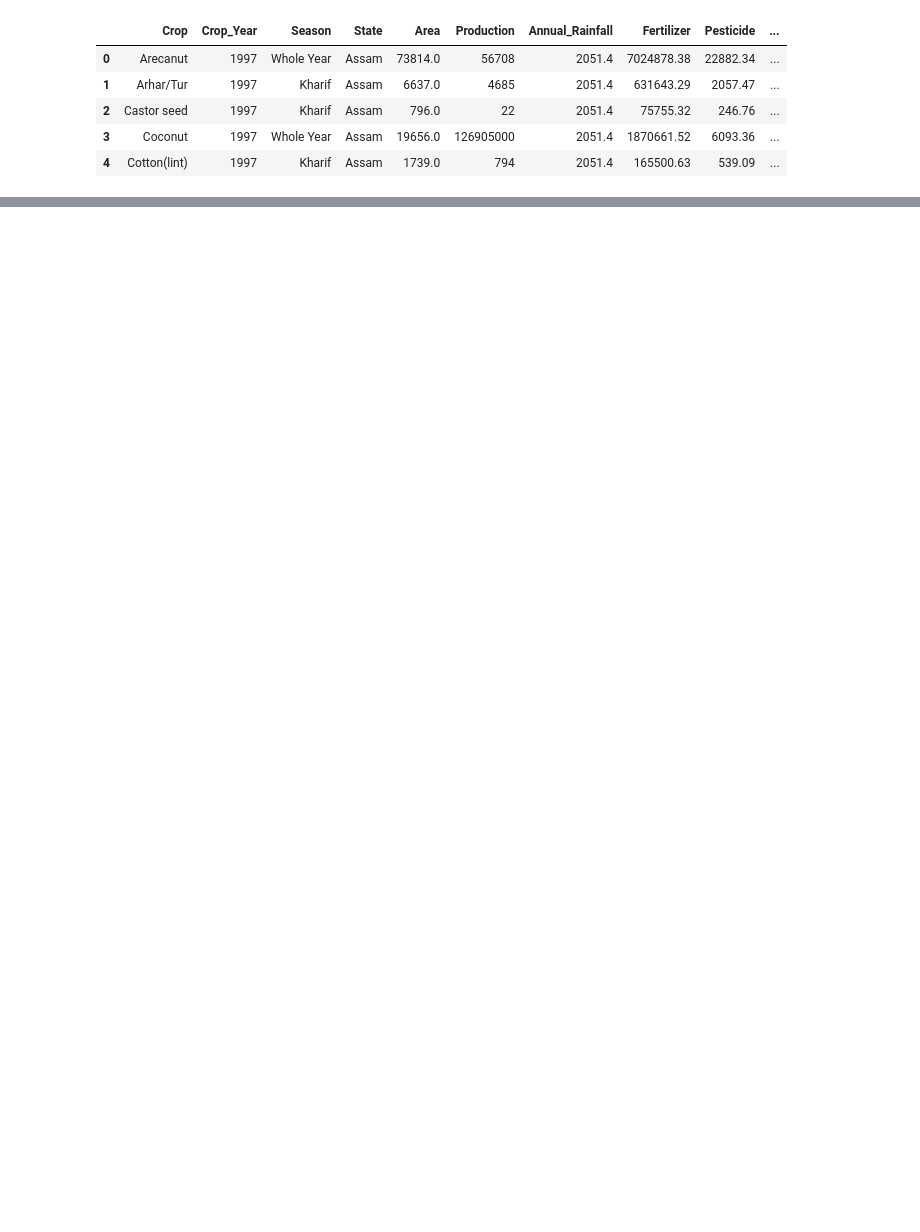
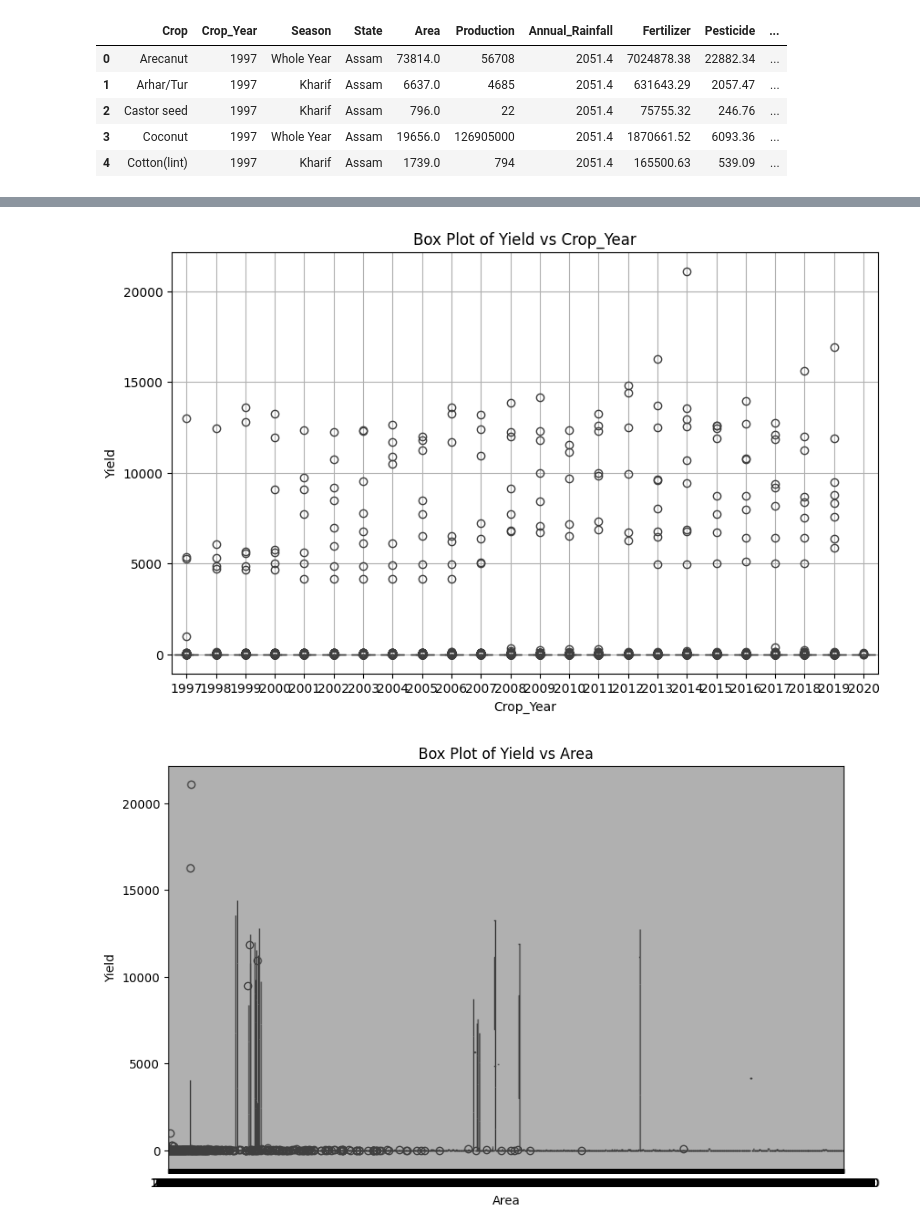
Before and after one commit to smritidoneria/crop_yield_analysis, a Jupyter notebook: crop_yield.ipynb, the cells around one changed output, grey strips where cells are left out. Saved outputs shown, nothing was run; the diff lists cells and outputs as text; code cells hidden in the pictures; blank space fills up the shorter version.

```diff
--- a/crop_yield.ipynb
+++ b/crop_yield.ipynb
@@ -13,0 +83,13 @@ data.head
+# %%
+# box plot
+for feature in numerical_feature:
+    plt.figure(figsize=(10, 6))
+    sns.boxplot(x=data[feature], y=data['Yield'])
+    plt.title(f'Box Plot of Yield vs {feature}')
+    plt.xlabel(feature)
+    plt.ylabel('Yield')
+    plt.grid(True)
+    plt.show()
+# %% [output]
+[figure, added]
+[figure, added]
```
Also changed, not shown: parts of 15 cells of this notebook.
